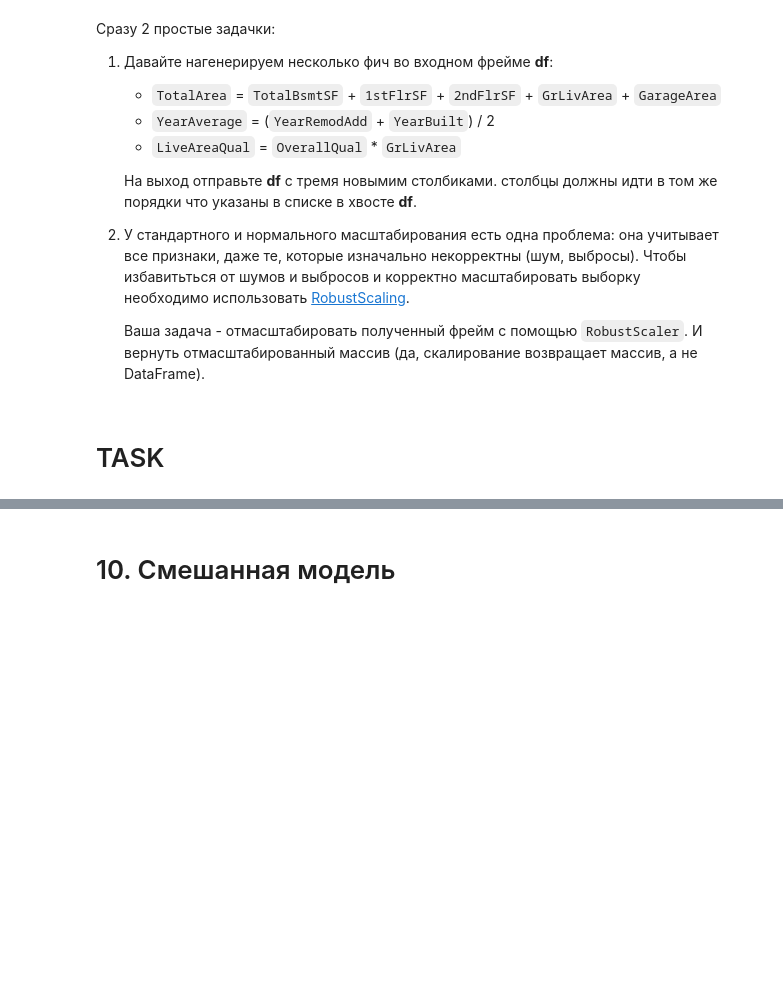
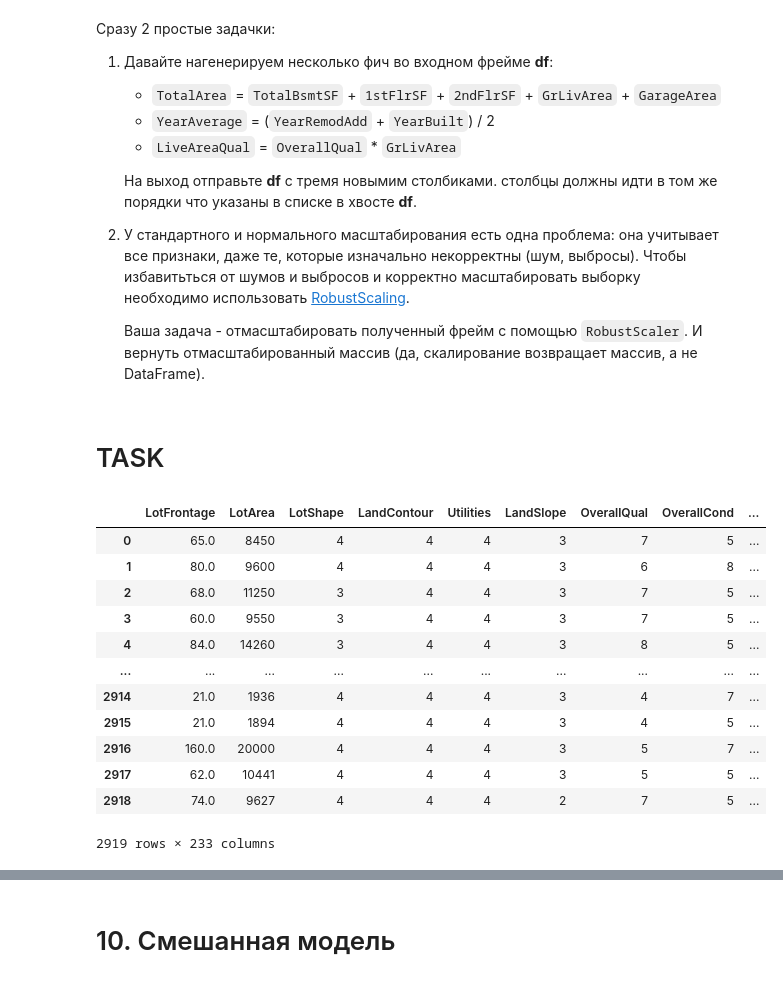
Before and after one commit to irusland/ml2021, a Jupyter notebook: 04-Features/Home4.ipynb, the cells around one changed output, grey strips where cells are left out. Drawn from its saved outputs; the diff is of its cells as text; code cells hidden in the pictures; blank space fills up the shorter version.

```diff
--- a/04-Features/Home4.ipynb
+++ b/04-Features/Home4.ipynb
@@ -696,3 +699,19 @@ assert_array_almost_equal(scale_df,
                           ans_scale_df,
                           decimal=6)
 ######################################################
+# %%
+feature_df
+# %% [output]
+|  | LotFrontage | LotArea | LotShape | LandContour | Utilities | LandSlope | OverallQual | OverallCond | ... |
+| 0 | 65.0 | 8450 | 4 | 4 | 4 | 3 | 7 | 5 | ... |
+| 1 | 80.0 | 9600 | 4 | 4 | 4 | 3 | 6 | 8 | ... |
+| 2 | 68.0 | 11250 | 3 | 4 | 4 | 3 | 7 | 5 | ... |
+| 3 | 60.0 | 9550 | 3 | 4 | 4 | 3 | 7 | 5 | ... |
+| 4 | 84.0 | 14260 | 3 | 4 | 4 | 3 | 8 | 5 | ... |
+| ... | ... | ... | ... | ... | ... | ... | ... | ... | ... |
+| 2914 | 21.0 | 1936 | 4 | 4 | 4 | 3 | 4 | 7 | ... |
+| 2915 | 21.0 | 1894 | 4 | 4 | 4 | 3 | 4 | 5 | ... |
+| 2916 | 160.0 | 20000 | 4 | 4 | 4 | 3 | 5 | 7 | ... |
+| 2917 | 62.0 | 10441 | 4 | 4 | 4 | 3 | 5 | 5 | ... |
+| 2918 | 74.0 | 9627 | 4 | 4 | 4 | 2 | 7 | 5 | ... |
+2919 rows × 233 columns
```
Also changed, not shown: parts of 3 cells of this notebook.
